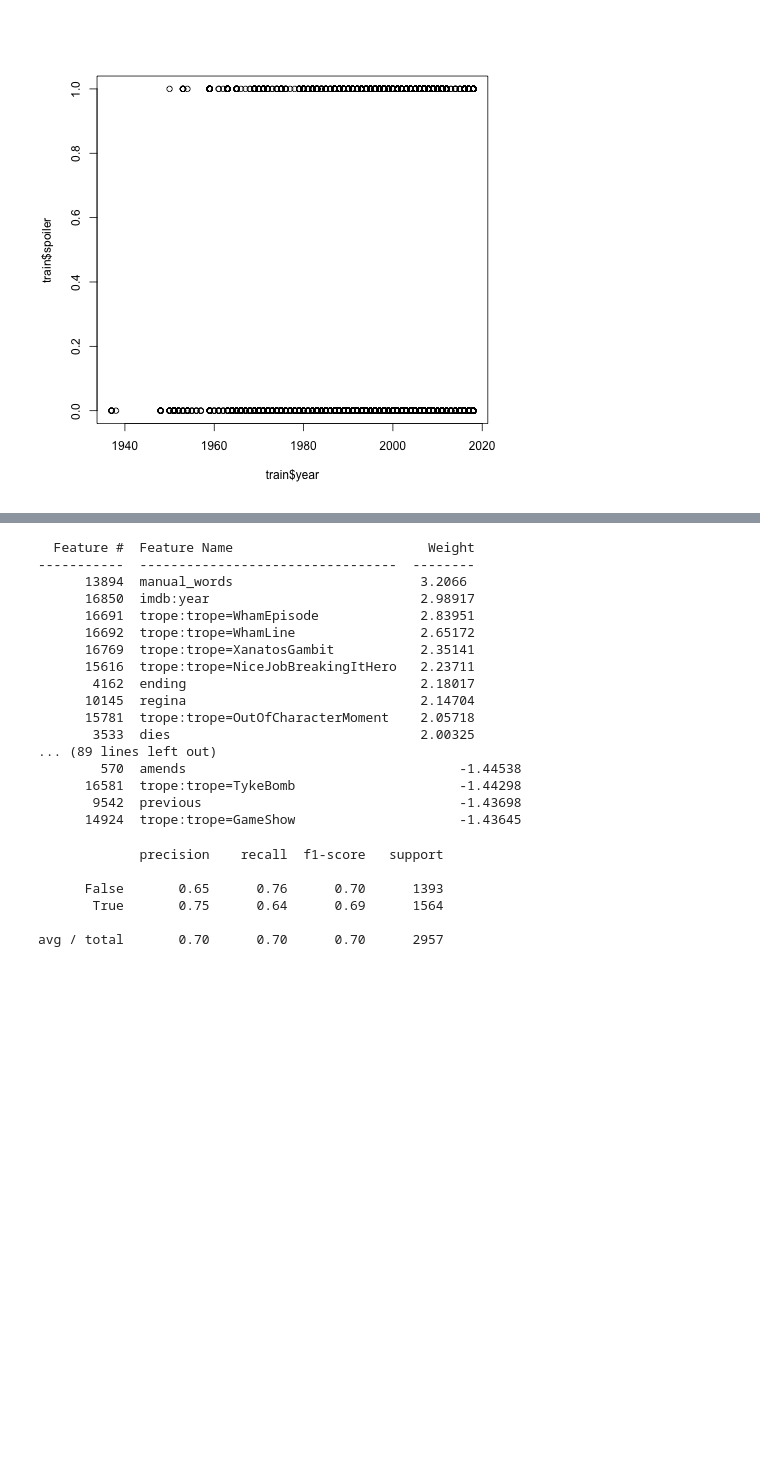
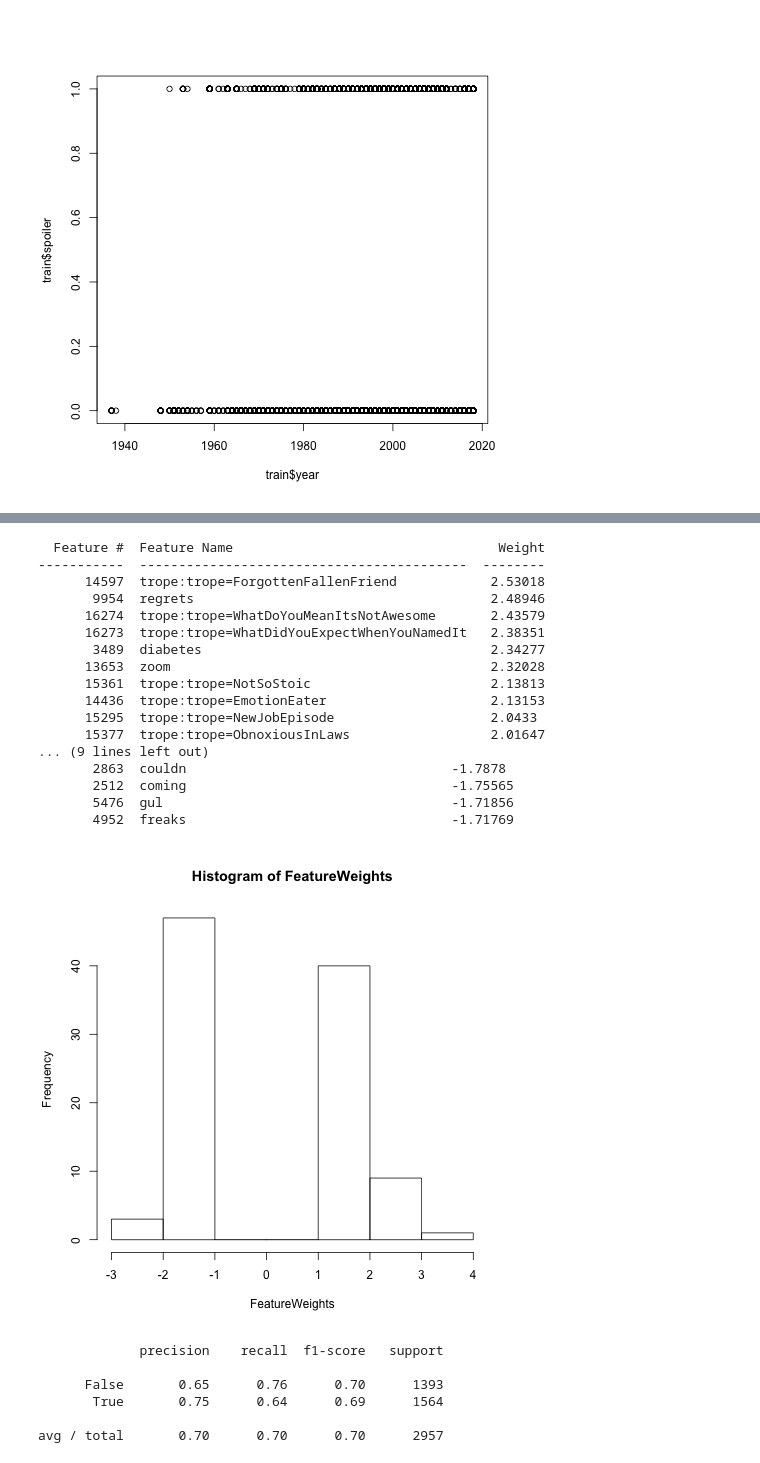
Before and after one commit to jmfoster/spoilers, a Jupyter notebook: fe.ipynb, the cells around one changed output, grey strips where cells are left out. Drawn from its saved outputs; the diff is of its cells as text; code cells hidden in the pictures; blank space fills up the shorter version.

```diff
--- a/fe.ipynb
+++ b/fe.ipynb
@@ -336,6 +340,7 @@ genreVectorizer = CountVectorizer()
 # IMDb features
 imdb_features = ['year', 'rating','votes','number of seasons']
 
+
 # Select from Model: Restrict features for polynomials/interactions and for final classifier
 threshold_polynomial = 6
 threshold_classifier = 3
@@ -343,7 +348,7 @@ selectFromModel_polynomial = SelectFromModel(estimator=SGDClassifier(loss='log',
 selectFromModel_classifier = SelectFromModel(estimator=SGDClassifier(loss='log', penalty='l1', shuffle=True), threshold=threshold_classifier)
 
 # Select K Best: Restrict features for polynomials/interactions and for final classifier
-sentence_k = 'all'
+sentence_k = 5000
 trope_k = 'all'
 genre_k = 'all'
 classifier_k = 'all'
@@ -357,6 +362,7 @@ addTopPolynomials = AddTopPolynomials(selectFromModel_polynomial, polynomial, ke
 # Normalization
 #standardizer = StandardScaler()
 standardizer = MinMaxScaler()
+#standardizer = None
 
 featureUnion = FeatureUnion([
         ('sentence', Pipeline([
@@ -397,18 +403,19 @@ pipeline = Pipeline([
         #('select_from_model_classifier', selectFromModel_classifier),
         #('to_dense', DenseTransformer()), #needed for polynomial transformer or pca
         #('pca', pca),
-        #('select_k', SelectKBest(k=classifier_k)),
+        ('select_k', SelectKBest(k=classifier_k)),
         ('classifier', classifier)
     ])
 # %%
 # Fit Model to Train Data
 limit = .5
+test_size = .2
 
 # Split train data into train and validation data (also shuffles rows)
 from sklearn.model_selection import train_test_split
 train_limited = train.sample(frac=limit)
 #X_train, X_val, y_train, y_val = train_test_split(train_X, train_y, test_size=0.20, random_state=42)
-X_train, X_val, y_train, y_val = train_test_split(train_limited, train_limited['spoiler'], test_size=.20)
+X_train, X_val, y_train, y_val = train_test_split(train_limited, train_limited['spoiler'], test_size=test_size)
 
 # Fit pipeline/model to split train set
 model = pipeline.fit(X_train, y_train)
@@ -512,38 +517,48 @@ def analyzeFeatures(weights, n):
     return bestPos, bestNeg, worst
 
 
-def tabulateFeatureVocabWeights(weights, features, vocab, mask=False):
+def tabulateFeatureVocabWeights(weights, features, vocab, mask=False, pretty=True):
     orig_features = features
     if(mask):
         mask_map = selectFromModel_classifier.get_support(indices=True)
         orig_features = mask_map[features]
     table = zip(features, [vocab[f] for f in orig_features if f in vocab.keys()], weights[features])
-    return tabulate(table, headers=['Feature #', 'Feature Name', 'Weight'])
 
+    if pretty:
+        return tabulate(table, headers=['Feature #', 'Feature Name', 'Weight'])
+    else:
+        return weights[features]
 
 coefs = pipeline.named_steps["classifier"].coef_.flatten()
-bestPos, bestNeg, worst = analyzeFeatures(coefs,50)
-print tabulateFeatureVocabWeights(coefs, bestPos, vocab_inv, mask),'\n'
-print tabulateFeatureVocabWeights(coefs, bestNeg, vocab_inv, mask)
+bestPos, bestNeg, worst = analyzeFeatures(coefs,10)
+print tabulateFeatureVocabWeights(coefs, bestPos, vocab_inv, mask, pretty=True),'\n'
+print tabulateFeatureVocabWeights(coefs, bestNeg, vocab_inv, mask, pretty=True)
 #print tabulateFeatureVocabWeights(coefs, worst[worst<len(vocab_inv)], vocab_inv)
+FeatureWeights = tabulateFeatureVocabWeights(coefs, np.concatenate([bestPos,bestNeg],axis=0), vocab_inv, mask, pretty=False)
+%Rpush FeatureWeights
 # %% [output]
-  Feature #  Feature Name                         Weight
------------  ---------------------------------  --------
-      13894  manual_words                        3.2066
-      16850  imdb:year                           2.98917
-      16691  trope:trope=WhamEpisode             2.83951
-      16692  trope:trope=WhamLine                2.65172
-      16769  trope:trope=XanatosGambit           2.35141
-      15616  trope:trope=NiceJobBreakingItHero   2.23711
-       4162  ending                              2.18017
-      10145  regina                              2.14704
-      15781  trope:trope=OutOfCharacterMoment    2.05718
-       3533  dies                                2.00325
-... (89 lines left out)
-        570  amends                                   -1.44538
-      16581  trope:trope=TykeBomb                     -1.44298
-       9542  previous                                 -1.43698
-      14924  trope:trope=GameShow                     -1.43645
+  Feature #  Feature Name                                  Weight
+-----------  ------------------------------------------  --------
+      14597  trope:trope=ForgottenFallenFriend            2.53018
+       9954  regrets                                      2.48946
+      16274  trope:trope=WhatDoYouMeanItsNotAwesome       2.43579
+      16273  trope:trope=WhatDidYouExpectWhenYouNamedIt   2.38351
+       3489  diabetes                                     2.34277
+      13653  zoom                                         2.32028
+      15361  trope:trope=NotSoStoic                       2.13813
+      14436  trope:trope=EmotionEater                     2.13153
+      15295  trope:trope=NewJobEpisode                    2.0433
+      15377  trope:trope=ObnoxiousInLaws                  2.01647
+... (9 lines left out)
+       2863  couldn                                  -1.7878
+       2512  coming                                  -1.75565
+       5476  gul                                     -1.71856
+       4952  freaks                                  -1.71769
+# %%
+%%R
+hist(FeatureWeights)
+# %% [output]
+[figure, added]
 # %%
 # Error Analysis
 from sklearn.metrics import classification_report
```
Also changed, not shown: parts of 7 cells of this notebook.
